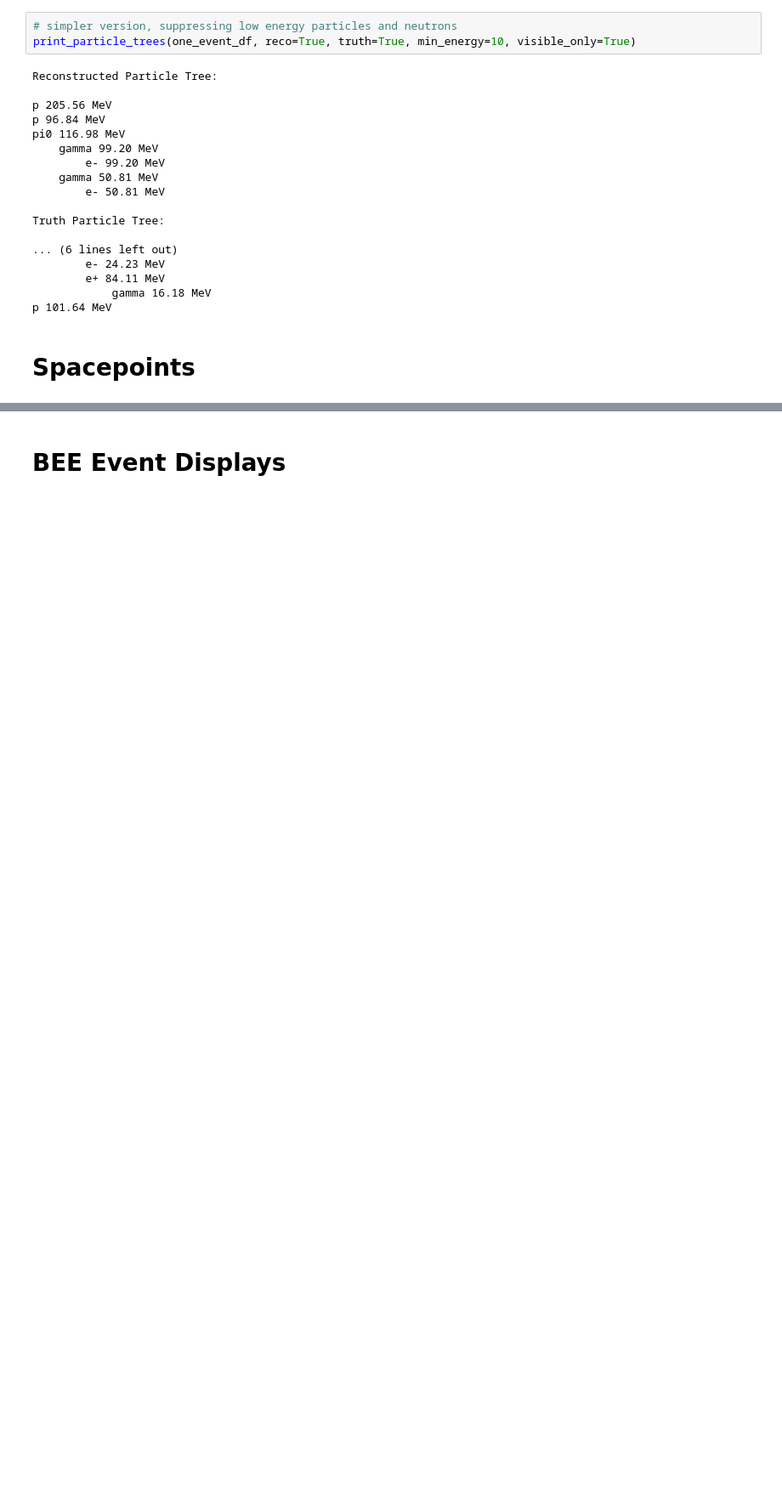
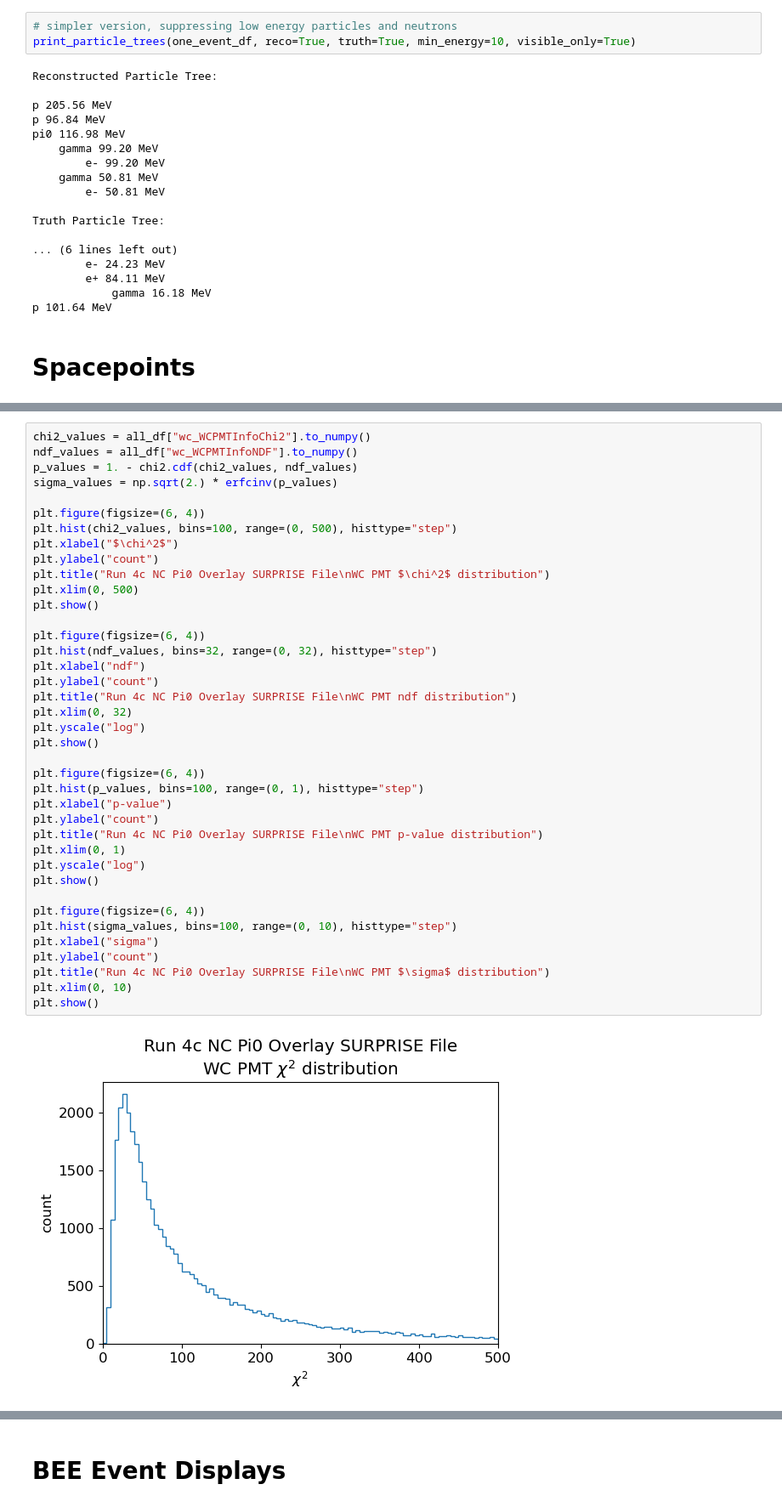
Before and after one commit to leehagaman/wc_ntuple_tutorial, a Jupyter notebook: tutorial.ipynb, the cells around one changed output, grey strips where cells are left out. Shown at 85% size. Drawn from its saved outputs; the diff is of its cells as text; blank space fills up the shorter version.

```diff
--- a/tutorial.ipynb
+++ b/tutorial.ipynb
@@ -533,0 +536,41 @@ if do_3d_plot:
+# %%
+chi2_values = all_df["wc_WCPMTInfoChi2"].to_numpy()
+ndf_values = all_df["wc_WCPMTInfoNDF"].to_numpy()
+p_values = 1. - chi2.cdf(chi2_values, ndf_values)
+sigma_values = np.sqrt(2.) * erfcinv(p_values)
+
+plt.figure(figsize=(6, 4))
+plt.hist(chi2_values, bins=100, range=(0, 500), histtype="step")
+plt.xlabel("$\chi^2$")
+plt.ylabel("count")
+plt.title("Run 4c NC Pi0 Overlay SURPRISE File\nWC PMT $\chi^2$ distribution")
+plt.xlim(0, 500)
+plt.show()
+
+plt.figure(figsize=(6, 4))
+plt.hist(ndf_values, bins=32, range=(0, 32), histtype="step")
+plt.xlabel("ndf")
+plt.ylabel("count")
+plt.title("Run 4c NC Pi0 Overlay SURPRISE File\nWC PMT ndf distribution")
+plt.xlim(0, 32)
+plt.yscale("log")
+plt.show()
+
+plt.figure(figsize=(6, 4))
+plt.hist(p_values, bins=100, range=(0, 1), histtype="step")
+plt.xlabel("p-value")
+plt.ylabel("count")
+plt.title("Run 4c NC Pi0 Overlay SURPRISE File\nWC PMT p-value distribution")
+plt.xlim(0, 1)
+plt.yscale("log")
+plt.show()
+
+plt.figure(figsize=(6, 4))
+plt.hist(sigma_values, bins=100, range=(0, 10), histtype="step")
+plt.xlabel("sigma")
+plt.ylabel("count")
+plt.title("Run 4c NC Pi0 Overlay SURPRISE File\nWC PMT $\sigma$ distribution")
+plt.xlim(0, 10)
+plt.show()
+# %% [output]
+[figure, added]
```
Also changed, not shown: parts of 24 cells of this notebook.
